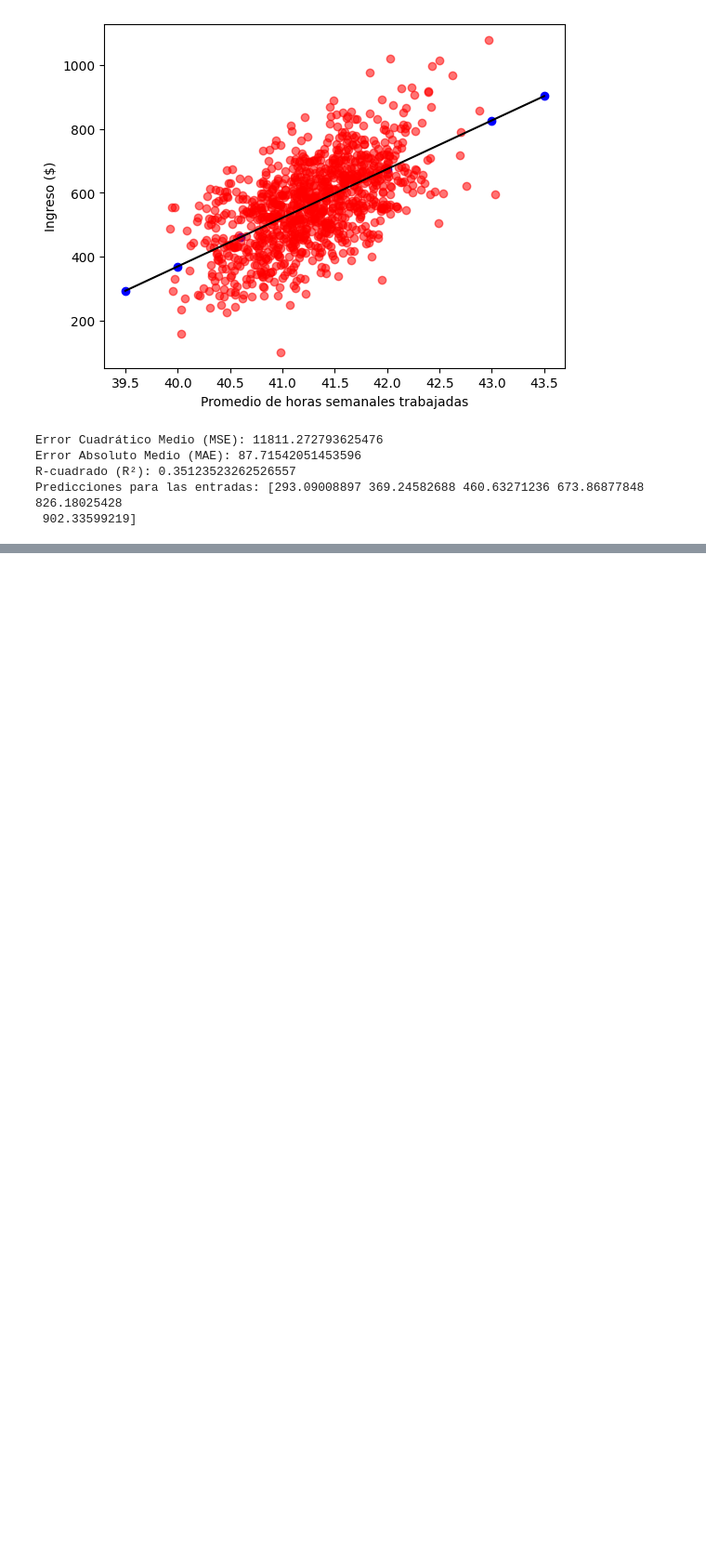
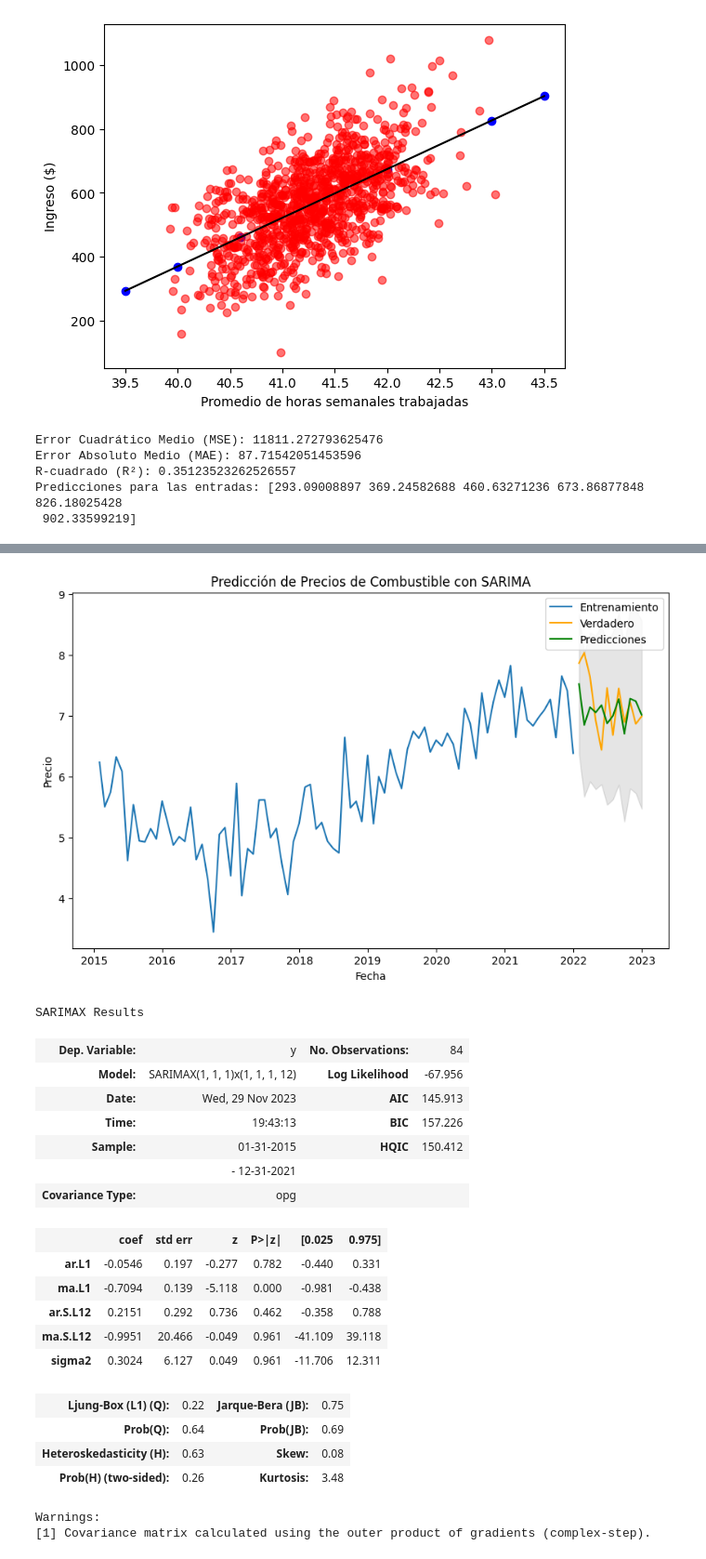
Before and after one commit to jserrataylor/cursoAI, a Jupyter notebook: Regresion_Lineal_Actualizado.ipynb, the cells around one changed output, grey strips where cells are left out. Shown at 93% size. Drawn from its saved outputs; the diff is of its cells as text; code cells hidden in the pictures; blank space fills up the shorter version.

```diff
--- a/Regresion_Lineal_Actualizado.ipynb
+++ b/Regresion_Lineal_Actualizado.ipynb
@@ -279,0 +313,53 @@ Predicciones para las entradas: [293.09008897 369.24582688 460.63271236 673.8687
+# %%
+# Dividir los datos en conjunto de entrenamiento y prueba
+train = datos_sinteticos.iloc[:-12]  # Dejar los últimos 12 meses para la prueba
+test = datos_sinteticos.iloc[-12:]
+
+# Ajustar un modelo SARIMA
+# Los parámetros del modelo se escogen de manera arbitraria para este ejemplo
+modelo_sarima = SARIMAX(train, order=(1, 1, 1), seasonal_order=(1, 1, 1, 12))
+resultado_sarima = modelo_sarima.fit()
+
+# Predicciones
+predicciones = resultado_sarima.get_forecast(steps=12)
+predicciones_conf_int = predicciones.conf_int()
+predicciones_media = predicciones.predicted_mean
+
+# Graficar resultados
+plt.figure(figsize=(10, 6))
+plt.plot(train.index, train, label='Entrenamiento')
+plt.plot(test.index, test, label='Verdadero', color='orange')
+plt.plot(predicciones_media.index, predicciones_media, label='Predicciones', color='green')
+plt.fill_between(predicciones_media.index,
+                 predicciones_conf_int.iloc[:, 0],
+                 predicciones_conf_int.iloc[:, 1], color='k', alpha=0.1)
+plt.title('Predicción de Precios de Combustible con SARIMA')
+plt.xlabel('Fecha')
+plt.ylabel('Precio')
+plt.legend()
+plt.show()
+
+# Resumen del modelo
+resultado_sarima.summary()
+# %% [output]
+[figure, added]
+SARIMAX Results
+| Dep. Variable: | y | No. Observations: | 84 |
+| Model: | SARIMAX(1, 1, 1)x(1, 1, 1, 12) | Log Likelihood | -67.956 |
+| Date: | Wed, 29 Nov 2023 | AIC | 145.913 |
+| Time: | 19:43:13 | BIC | 157.226 |
+| Sample: | 01-31-2015 | HQIC | 150.412 |
+|  | - 12-31-2021 |  |  |
+| Covariance Type: | opg |  |  |
+|  | coef | std err | z | P>|z| | [0.025 | 0.975] |
+| ar.L1 | -0.0546 | 0.197 | -0.277 | 0.782 | -0.440 | 0.331 |
+| ma.L1 | -0.7094 | 0.139 | -5.118 | 0.000 | -0.981 | -0.438 |
+| ar.S.L12 | 0.2151 | 0.292 | 0.736 | 0.462 | -0.358 | 0.788 |
+| ma.S.L12 | -0.9951 | 20.466 | -0.049 | 0.961 | -41.109 | 39.118 |
+| sigma2 | 0.3024 | 6.127 | 0.049 | 0.961 | -11.706 | 12.311 |
+| Ljung-Box (L1) (Q): | 0.22 | Jarque-Bera (JB): | 0.75 |
+| Prob(Q): | 0.64 | Prob(JB): | 0.69 |
+| Heteroskedasticity (H): | 0.63 | Skew: | 0.08 |
+| Prob(H) (two-sided): | 0.26 | Kurtosis: | 3.48 |
+Warnings:
+[1] Covariance matrix calculated using the outer product of gradients (complex-step).
```
Also changed, not shown: parts of 2 cells of this notebook.
